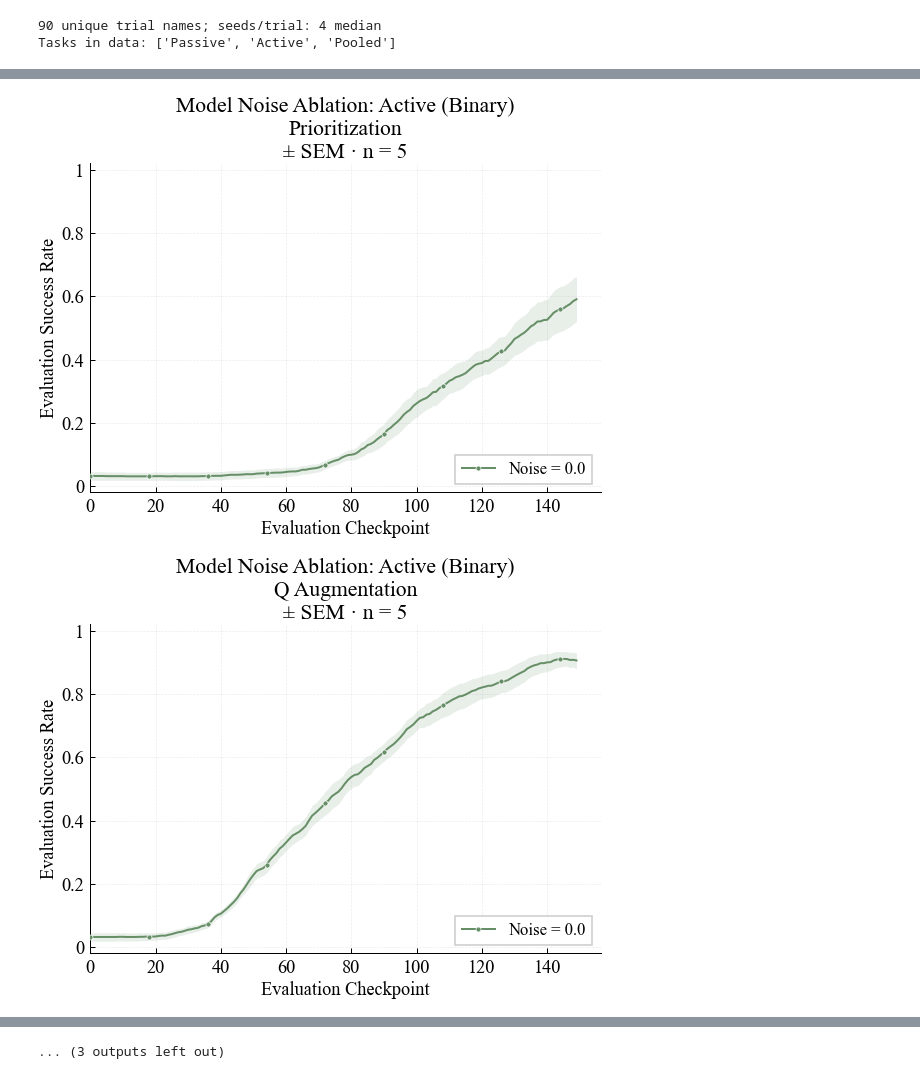
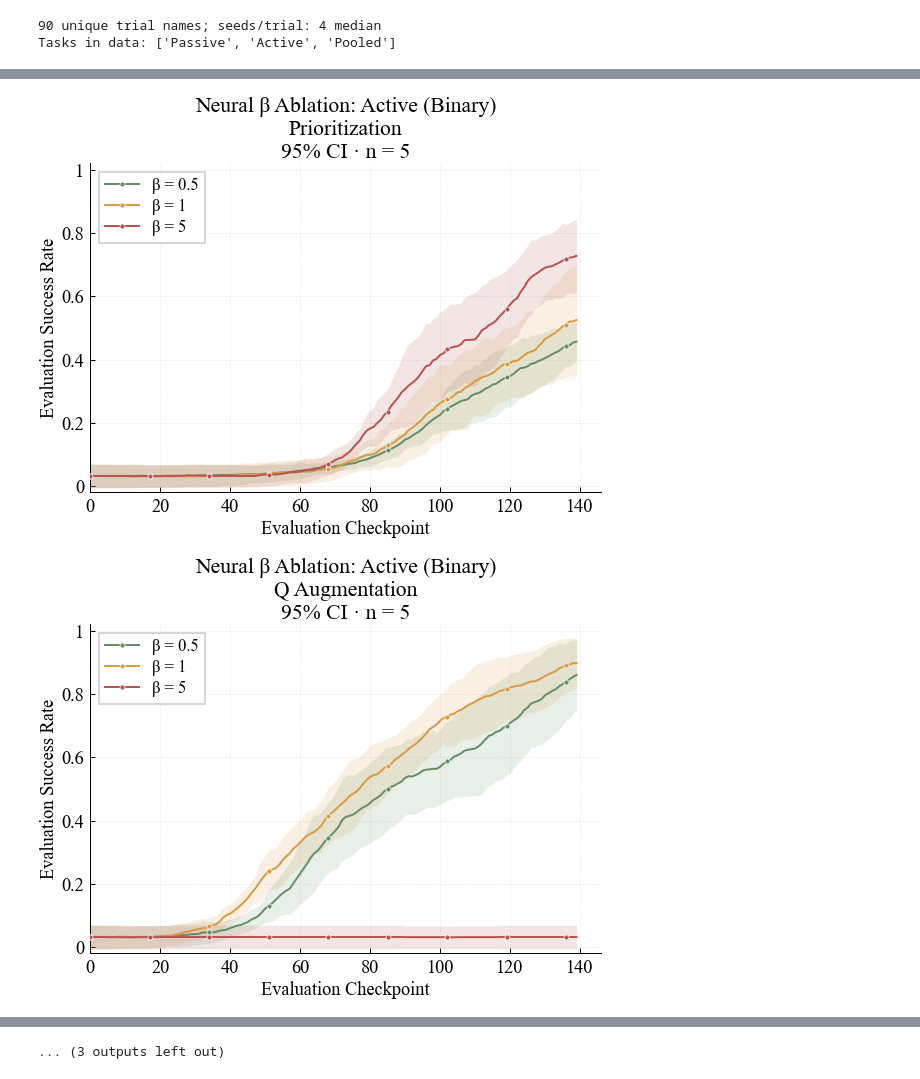
Before and after one commit to your-profile/OfflineNeuroloop, a Jupyter notebook: src/results/graphs_finetune_single.ipynb, the cells around one changed output, grey strips where cells are left out. Drawn from its saved outputs; the diff is of its cells as text; code cells hidden in the pictures.

```diff
--- a/src/results/graphs_finetune_single.ipynb
+++ b/src/results/graphs_finetune_single.ipynb
@@ -62,7 +60,7 @@ mpl.rcParams.update({
 
 TASKS_TO_PLOT = ["Passive", "Active", "Pooled"]
 # %%
-DATA_FILE = "robot_finetune_binary_PER2.csv"
+DATA_FILE = "/Users/juliasantaniello/Desktop/results/robot_finetune_continuous_PER.csv"
 # %%
 SEED_COLUMN = "parameters_experiment_random_state"
 # "results_success_rate" or "results_total_reward" (reward is mean return per eval checkpoint)
@@ -73,7 +71,7 @@ METRIC_LABELS = {
     "results_steps": "Steps at Evaluation",
 }
 METRIC_LABEL = METRIC_LABELS[METRIC]
-ERROR_BAND = "sem"  # "sem", "std", or "ci95"
+ERROR_BAND = "ci95"  # "sem", "std", or "ci95"
 ERROR_BAND_LABELS = {
     "sem": "± SEM",
     "std": "± STD",
@@ -86,9 +84,9 @@ GRANULARITY = DATA_FILE.split("_")[2]
 
 WINDOW_SIZE =  15
 FINAL_WINDOW = 15
-# Best-curve selection: reward (high y) + speed (fewer checkpoints to strong return)
+# Best-curve selection uses auc_per_step (highest wins). Reward/speed scores kept for diagnostics.
 CURVE_PEAK_WEIGHT = 0.8       # reward = blend of peak and terminal return
-CURVE_REWARD_WEIGHT = 0.3     # weight on reward vs speed when picking best curve
+CURVE_REWARD_WEIGHT = 0.3     # weight on reward vs speed (diagnostic curve_score only)
 CURVE_SPEED_WEIGHT = 0.8
 SPEED_REACH_MARGIN = 0.5      # shared target = best peak in group minus this (reward points)
 
@@ -1150,10 +1188,10 @@ Skip Pooled (noise): 0 conditions, 0 ablation levels
 # Subplots = neural conditions; lines = β (noise=0, ft=NOISE_BETA_ABLATION_FT)
 plot_ablation_for_each_task(
     agg,
-    ablation_kind="noise",
+    ablation_kind="beta",
     min_lines=1,
     ft=NOISE_BETA_ABLATION_FT,
     start_idx=0,
-    end_idx=150,
+    end_idx=140,
 )
 # %% [output]
@@ -1166,2 +1204,2 @@ plot_ablation_for_each_task(
-[figure, old version]
+[figure, new version]
-[figure, old version]
+[figure, new version]
```
Also changed, not shown: parts of 10 cells of this notebook, 39 other files.
